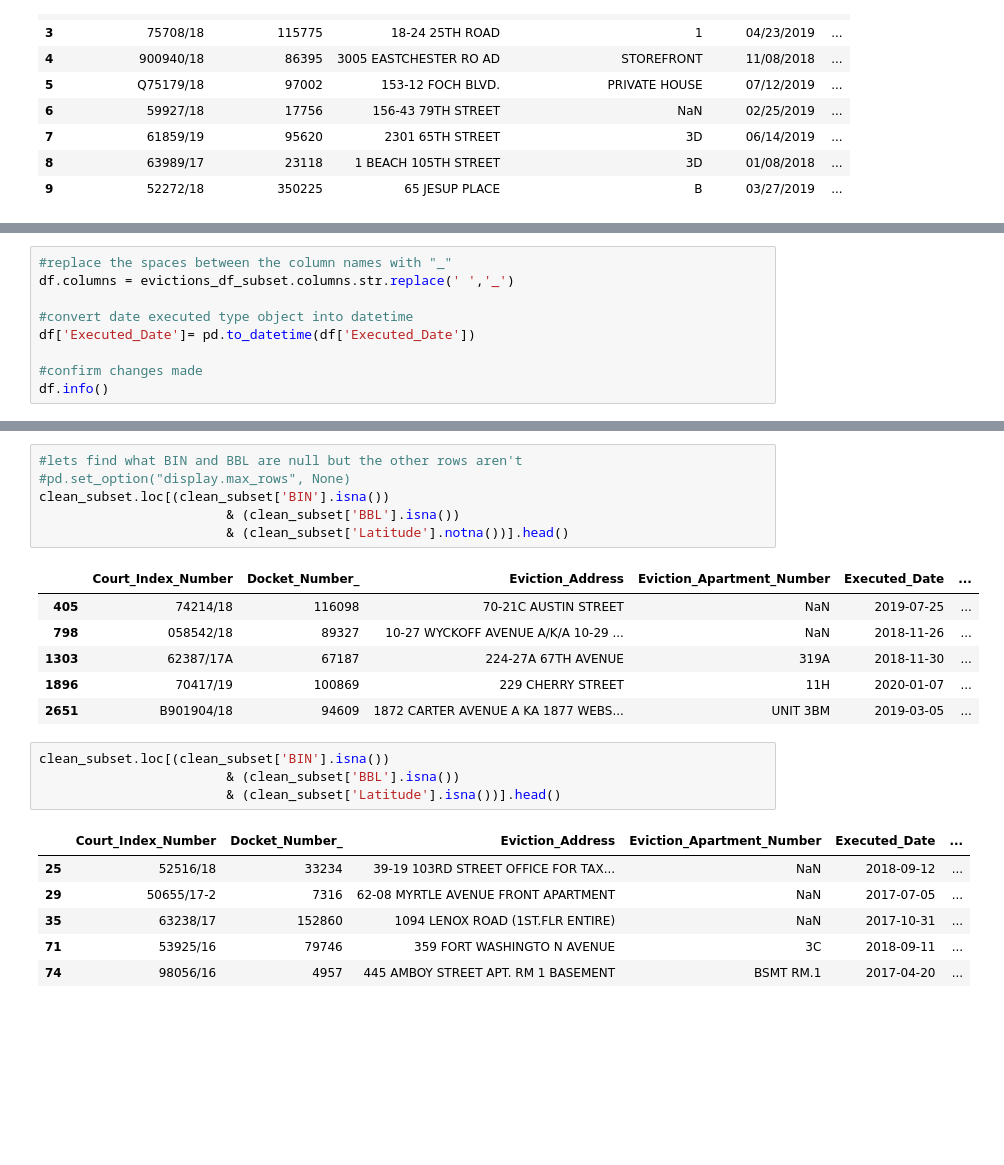
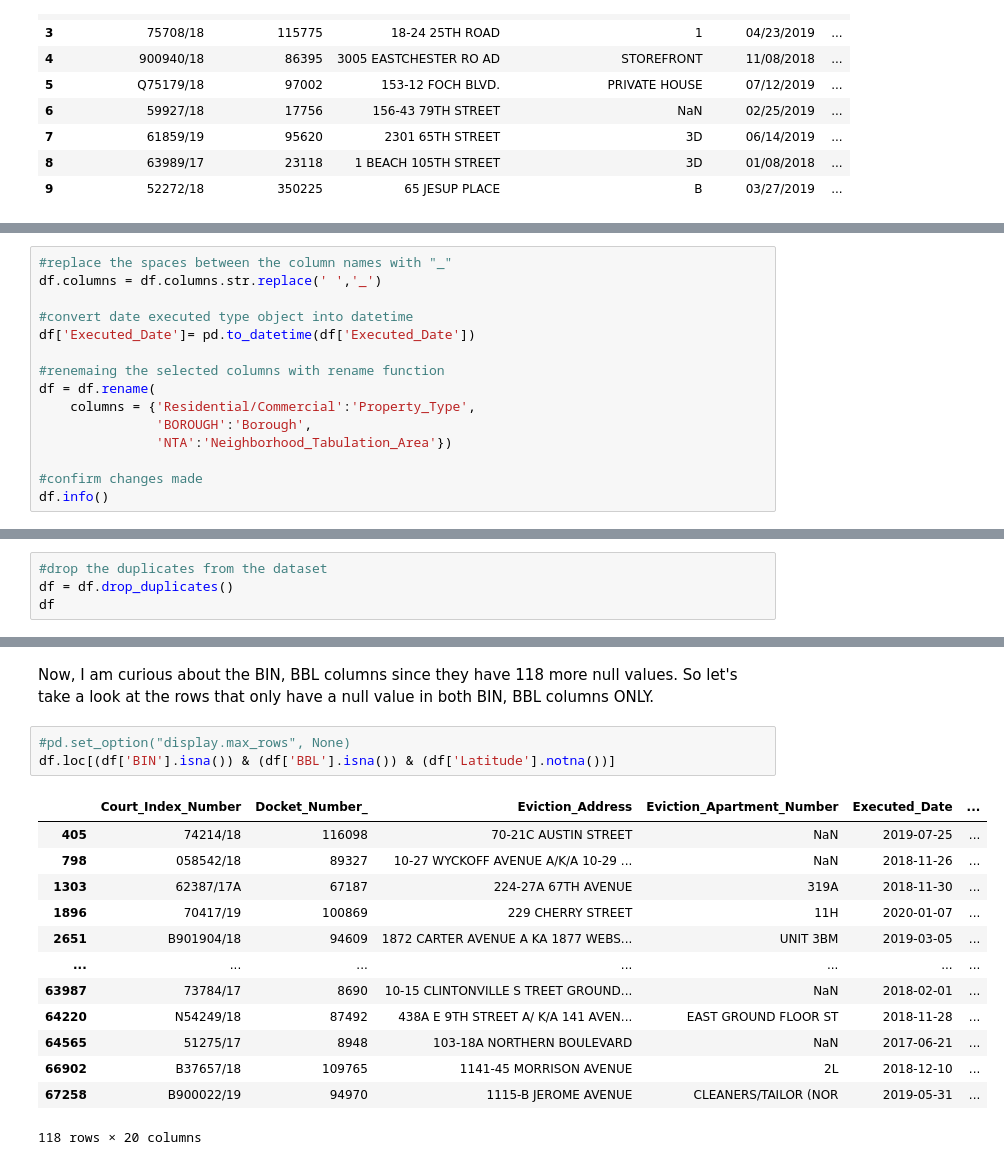
Before and after one commit to mmsouza114/Project01-Evictions, a Jupyter notebook: prepare-clean-explore.ipynb, the cells around one changed output, grey strips where cells are left out. Drawn from its saved outputs; the diff is of its cells as text; blank space fills up the shorter version.

```diff
--- a/prepare-clean-explore.ipynb
+++ b/prepare-clean-explore.ipynb
@@ -56,10 +58,16 @@ memory usage: 10.3+ MB
 # %%
 #replace the spaces between the column names with "_"
-df.columns = evictions_df_subset.columns.str.replace(' ','_')
+df.columns = df.columns.str.replace(' ','_')
 
 #convert date executed type object into datetime
 df['Executed_Date']= pd.to_datetime(df['Executed_Date'])
 
+#renemaing the selected columns with rename function
+df = df.rename(
+    columns = {'Residential/Commercial':'Property_Type',
+               'BOROUGH':'Borough',
+               'NTA':'Neighborhood_Tabulation_Area'})
+
 #confirm changes made
 df.info()
 # %% [output]
@@ -220,0 +176,4 @@ Intially I removed some rows (Community_Board, Council_District, Census_Tract, B
+# %%
+#drop the duplicates from the dataset
+df = df.drop_duplicates()
+df
@@ -221,24 +259,19 @@ Intially I removed some rows (Community_Board, Council_District, Census_Tract, B
+# %% [markdown]
+Now, I am curious about the BIN, BBL columns since they have 118 more null values. So let's take a look at the rows that only have a null value in both BIN, BBL columns ONLY.
 # %%
-#lets find what BIN and BBL are null but the other rows aren't
 #pd.set_option("display.max_rows", None)
-clean_subset.loc[(clean_subset['BIN'].isna())
-                        & (clean_subset['BBL'].isna())
-                        & (clean_subset['Latitude'].notna())].head()
+df.loc[(df['BIN'].isna()) & (df['BBL'].isna()) & (df['Latitude'].notna())]
 # %% [output]
 |  | Court_Index_Number | Docket_Number_ | Eviction_Address | Eviction_Apartment_Number | Executed_Date | ... |
 | 405 | 74214/18 | 116098 | 70-21C AUSTIN STREET | NaN | 2019-07-25 | ... |
 | 798 | 058542/18 | 89327 | 10-27 WYCKOFF AVENUE A/K/A 10-29 ... | NaN | 2018-11-26 | ... |
 | 1303 | 62387/17A | 67187 | 224-27A 67TH AVENUE | 319A | 2018-11-30 | ... |
 | 1896 | 70417/19 | 100869 | 229 CHERRY STREET | 11H | 2020-01-07 | ... |
 | 2651 | B901904/18 | 94609 | 1872 CARTER AVENUE A KA 1877 WEBS... | UNIT 3BM | 2019-03-05 | ... |
+| ... | ... | ... | ... | ... | ... | ... |
+| 63987 | 73784/17 | 8690 | 10-15 CLINTONVILLE S TREET GROUND... | NaN | 2018-02-01 | ... |
+| 64220 | N54249/18 | 87492 | 438A E 9TH STREET A/ K/A 141 AVEN... | EAST GROUND FLOOR ST | 2018-11-28 | ... |
+| 64565 | 51275/17 | 8948 | 103-18A NORTHERN BOULEVARD | NaN | 2017-06-21 | ... |
+| 66902 | B37657/18 | 109765 | 1141-45 MORRISON AVENUE | 2L | 2018-12-10 | ... |
+| 67258 | B900022/19 | 94970 | 1115-B JEROME AVENUE | CLEANERS/TAILOR (NOR | 2019-05-31 | ... |
+118 rows × 20 columns
-# %%
-clean_subset.loc[(clean_subset['BIN'].isna())
-                        & (clean_subset['BBL'].isna())
-                        & (clean_subset['Latitude'].isna())].head()
-# %% [output]
-|  | Court_Index_Number | Docket_Number_ | Eviction_Address | Eviction_Apartment_Number | Executed_Date | ... |
-| 25 | 52516/18 | 33234 | 39-19 103RD STREET OFFICE FOR TAX... | NaN | 2018-09-12 | ... |
-| 29 | 50655/17-2 | 7316 | 62-08 MYRTLE AVENUE FRONT APARTMENT | NaN | 2017-07-05 | ... |
-| 35 | 63238/17 | 152860 | 1094 LENOX ROAD (1ST.FLR ENTIRE) | NaN | 2017-10-31 | ... |
-| 71 | 53925/16 | 79746 | 359 FORT WASHINGTO N AVENUE | 3C | 2018-09-11 | ... |
-| 74 | 98056/16 | 4957 | 445 AMBOY STREET APT. RM 1 BASEMENT | BSMT RM.1 | 2017-04-20 | ... |
```
Also changed, not shown: parts of 69 cells of this notebook, 5 other files.
